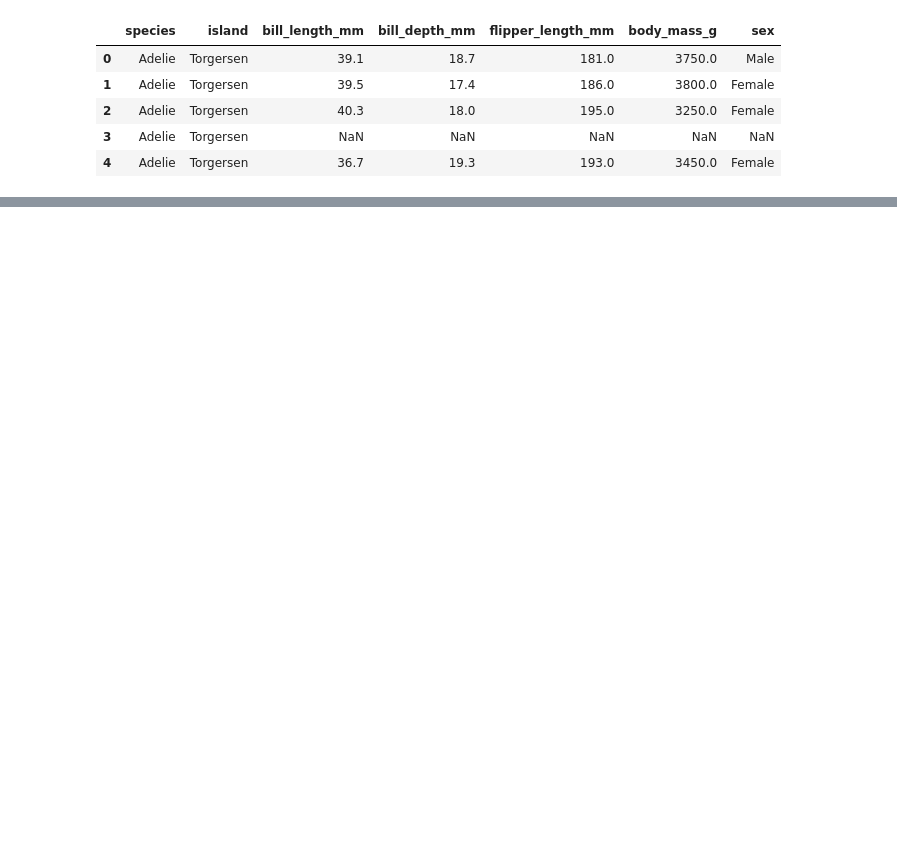
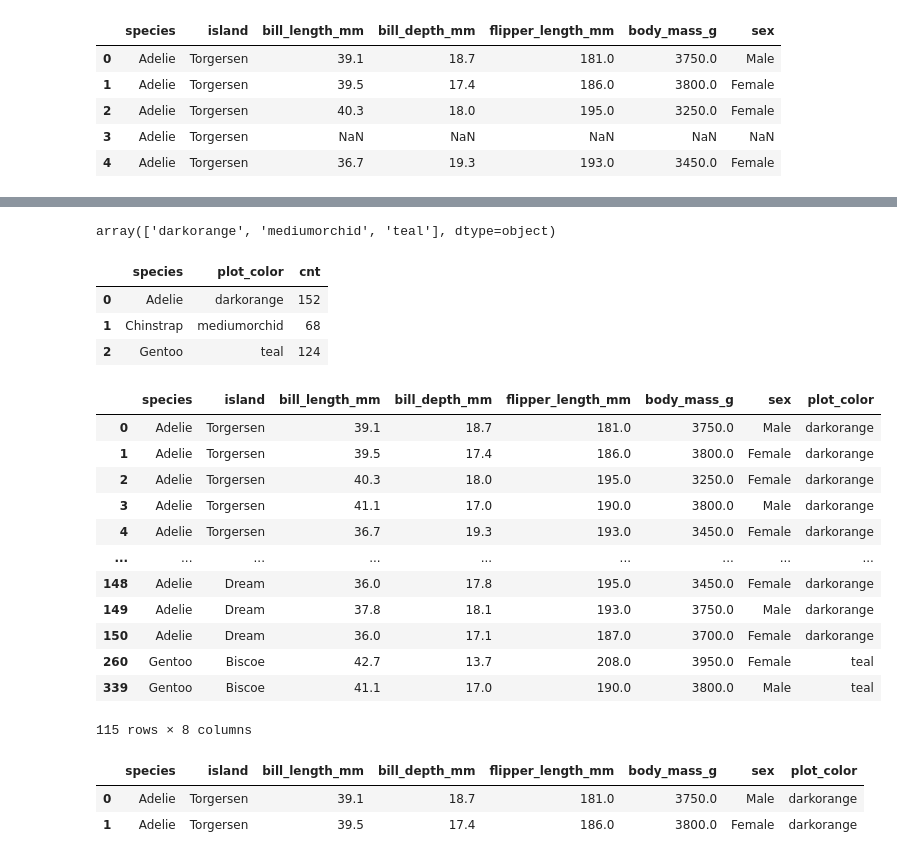
Before and after one commit to nils-holmberg/cca-cce, a Jupyter notebook: res/jnb/232.ipynb, the cells around one changed output, grey strips where cells are left out. Cells and saved outputs as stored; diff of their text form; code cells hidden in the pictures; blank space fills up the shorter version.

```diff
--- a/res/jnb/232.ipynb
+++ b/res/jnb/232.ipynb
@@ -64,0 +118,8 @@ penguins_df.head()
+# %%
+# Using Scikit Learn to substitute the null values with the most frequently occurring value in that column.
+from sklearn.impute import SimpleImputer
+imputer = SimpleImputer(strategy="most_frequent")
+penguins_df.iloc[:, :] = imputer.fit_transform(penguins_df)
+
+# ensuring that there are no more null values left
+penguins_df.isnull().sum()
@@ -64,0 +147,11 @@ penguins_df.head()
+# %%
+# since each of the 3 penguin species present in the dataset has a particular color associated, adding a color column to the dataset to keep track of the color associated with a specie.
+
+cls = {
+"Adelie": "darkorange",
+"Gentoo": "teal",
+"Chinstrap": "mediumorchid",
+}
+
+penguins_df["plot_color"] = penguins_df["species"].apply(lambda x: cls[x])
+penguins_df.head()
@@ -64,0 +165,39 @@ penguins_df.head()
+# %%
+penguins_df.loc[:, "plot_color"].unique()
+# %% [output]
+array(['darkorange', 'mediumorchid', 'teal'], dtype=object)
+# %%
+df = penguins_df.loc[:,["species","plot_color"]]
+df.groupby(["species","plot_color"]).size()
+df.groupby(["species","plot_color"])["plot_color"].agg('count').to_frame('cnt').reset_index()
+# %% [output]
+|  | species | plot_color | cnt |
+| 0 | Adelie | darkorange | 152 |
+| 1 | Chinstrap | mediumorchid | 68 |
+| 2 | Gentoo | teal | 124 |
+# %%
+# selecting rows based on condition
+options = ['Gentoo' ,'Adelie']
+penguins_df[(penguins_df['body_mass_g'] < 4000) & penguins_df['species'].isin(options)]
+# %% [output]
+|  | species | island | bill_length_mm | bill_depth_mm | flipper_length_mm | body_mass_g | sex | plot_color |
+| 0 | Adelie | Torgersen | 39.1 | 18.7 | 181.0 | 3750.0 | Male | darkorange |
+| 1 | Adelie | Torgersen | 39.5 | 17.4 | 186.0 | 3800.0 | Female | darkorange |
+| 2 | Adelie | Torgersen | 40.3 | 18.0 | 195.0 | 3250.0 | Female | darkorange |
+| 3 | Adelie | Torgersen | 41.1 | 17.0 | 190.0 | 3800.0 | Male | darkorange |
+| 4 | Adelie | Torgersen | 36.7 | 19.3 | 193.0 | 3450.0 | Female | darkorange |
+| ... | ... | ... | ... | ... | ... | ... | ... | ... |
+| 148 | Adelie | Dream | 36.0 | 17.8 | 195.0 | 3450.0 | Female | darkorange |
+| 149 | Adelie | Dream | 37.8 | 18.1 | 193.0 | 3750.0 | Male | darkorange |
+| 150 | Adelie | Dream | 36.0 | 17.1 | 187.0 | 3700.0 | Female | darkorange |
+| 260 | Gentoo | Biscoe | 42.7 | 13.7 | 208.0 | 3950.0 | Female | teal |
+| 339 | Gentoo | Biscoe | 41.1 | 17.0 | 190.0 | 3800.0 | Male | teal |
+115 rows × 8 columns
+# %%
+adelie_df = penguins_df[
+penguins_df["species"] == "Adelie"].reset_index(drop=True)
+adelie_df.head(2)
+# %% [output]
+|  | species | island | bill_length_mm | bill_depth_mm | flipper_length_mm | body_mass_g | sex | plot_color |
+| 0 | Adelie | Torgersen | 39.1 | 18.7 | 181.0 | 3750.0 | Male | darkorange |
+| 1 | Adelie | Torgersen | 39.5 | 17.4 | 186.0 | 3800.0 | Female | darkorange |
```
Also changed, not shown: parts of 21 cells of this notebook, 6 other files.
